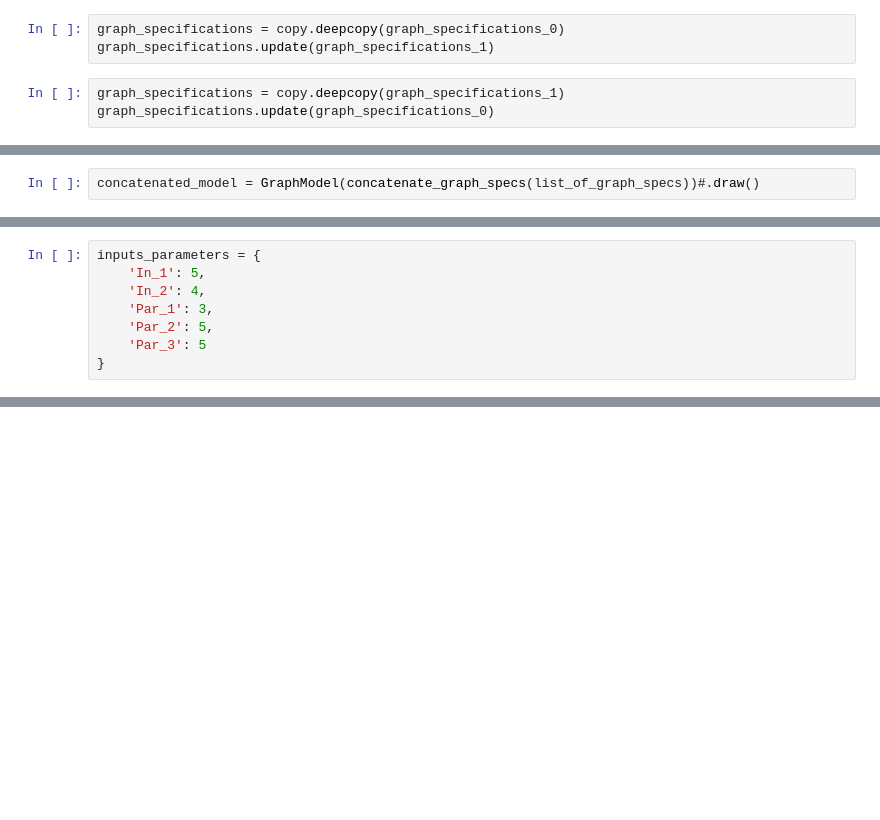
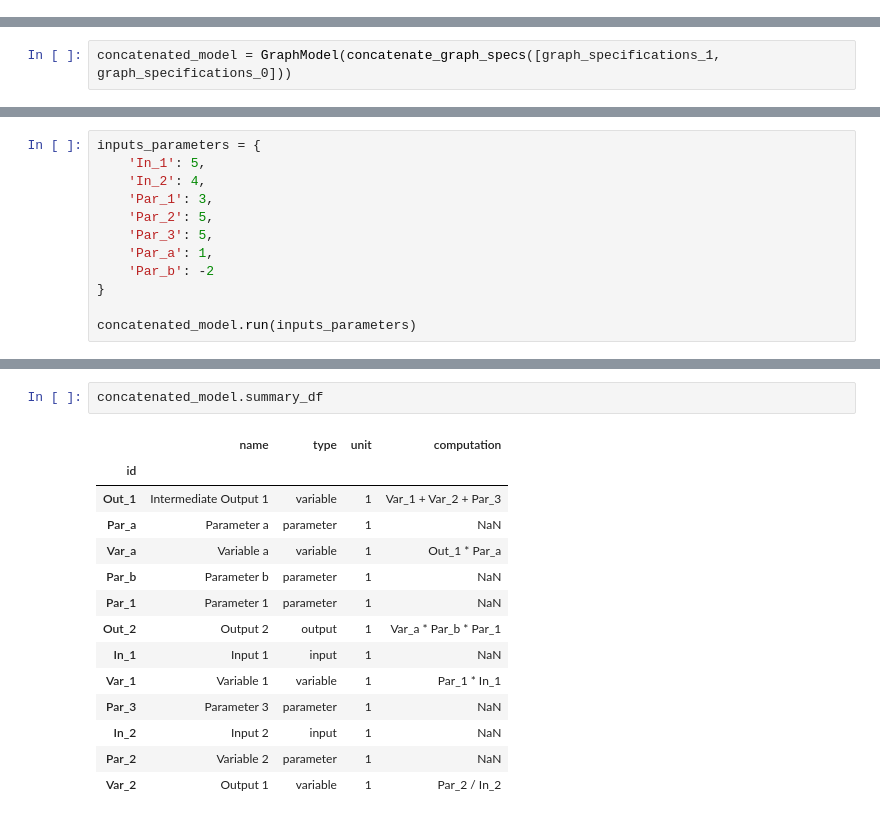
Before and after one commit to simonzabrocki/GraphModels, a Jupyter notebook: development_draft.ipynb, the cells around one changed output, grey strips where cells are left out. Cells and saved outputs as stored; diff of their text form; blank space fills up the shorter version.

```diff
--- a/development_draft.ipynb
+++ b/development_draft.ipynb
@@ -463,9 +631,3 @@ graph_specifications_1 = {
 GraphModel(graph_specifications_1).draw()
 # %% [output]
 [drawing not drawn]
-# %%
-graph_specifications = copy.deepcopy(graph_specifications_0)
-graph_specifications.update(graph_specifications_1)
-# %%
-graph_specifications = copy.deepcopy(graph_specifications_1)
-graph_specifications.update(graph_specifications_0)
@@ -544,5 +634,5 @@ concatenate_graph_specs(list_of_graph_specs)
 # %%
-concatenated_model = GraphModel(concatenate_graph_specs(list_of_graph_specs))#.draw()
+concatenated_model = GraphModel(concatenate_graph_specs([graph_specifications_1, graph_specifications_0]))
 # %%
 concatenated_model.draw()
 # %% [output]
@@ -553,5 +643,9 @@ inputs_parameters = {
     'In_2': 4,
     'Par_1': 3,
     'Par_2': 5,
-    'Par_3': 5
+    'Par_3': 5,
+    'Par_a': 1,
+    'Par_b': -2
 }
+
+concatenated_model.run(inputs_parameters)
@@ -557,0 +665,17 @@ inputs_parameters = {
+# %%
+concatenated_model.summary_df
+# %% [output]
+|  | name | type | unit | computation |
+| id |  |  |  |  |
+| Out_1 | Intermediate Output 1 | variable | 1 | Var_1 + Var_2 + Par_3 |
+| Par_a | Parameter a | parameter | 1 | NaN |
+| Var_a | Variable a | variable | 1 | Out_1 * Par_a |
+| Par_b | Parameter b | parameter | 1 | NaN |
+| Par_1 | Parameter 1 | parameter | 1 | NaN |
+| Out_2 | Output 2 | output | 1 | Var_a * Par_b * Par_1 |
+| In_1 | Input 1 | input | 1 | NaN |
+| Var_1 | Variable 1 | variable | 1 | Par_1 * In_1 |
+| Par_3 | Parameter 3 | parameter | 1 | NaN |
+| In_2 | Input 2 | input | 1 | NaN |
+| Par_2 | Variable 2 | parameter | 1 | NaN |
+| Var_2 | Output 1 | variable | 1 | Par_2 / In_2 |
```
Also changed, not shown: parts of 10 cells of this notebook, 3 other files.
